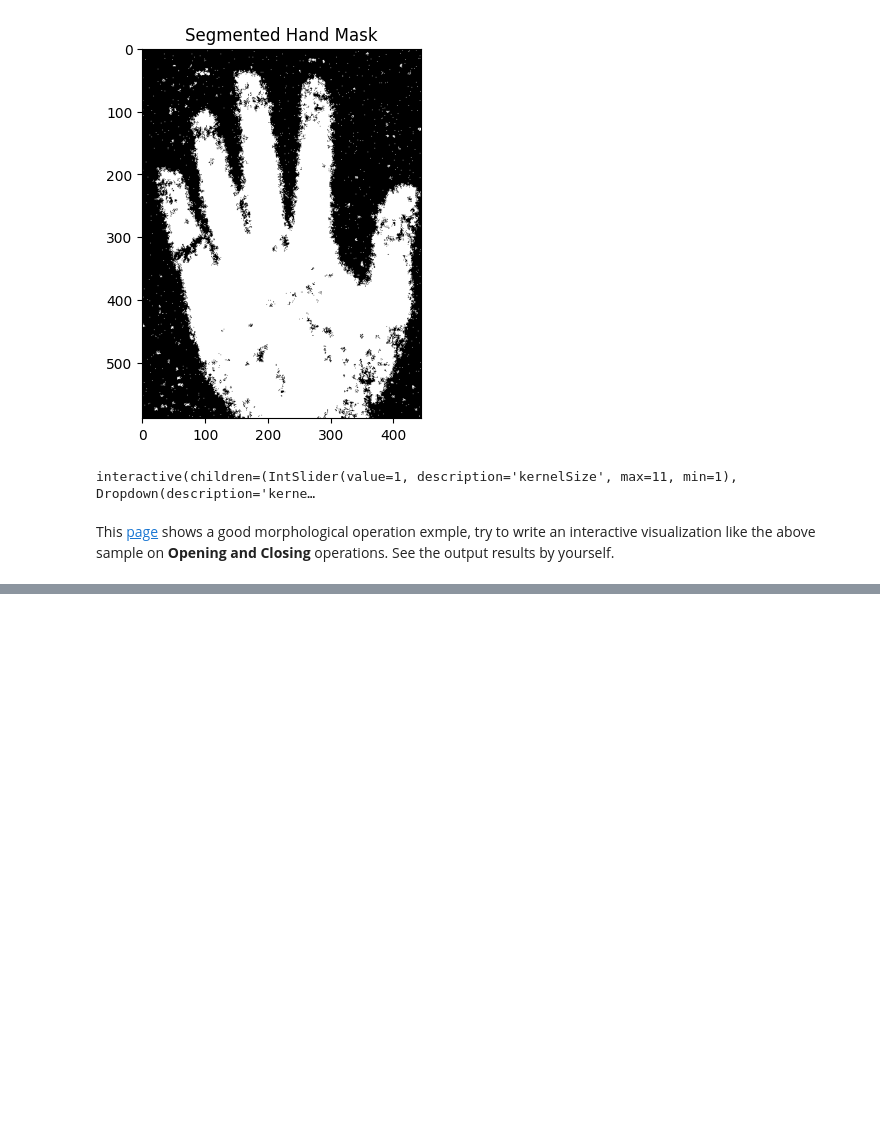
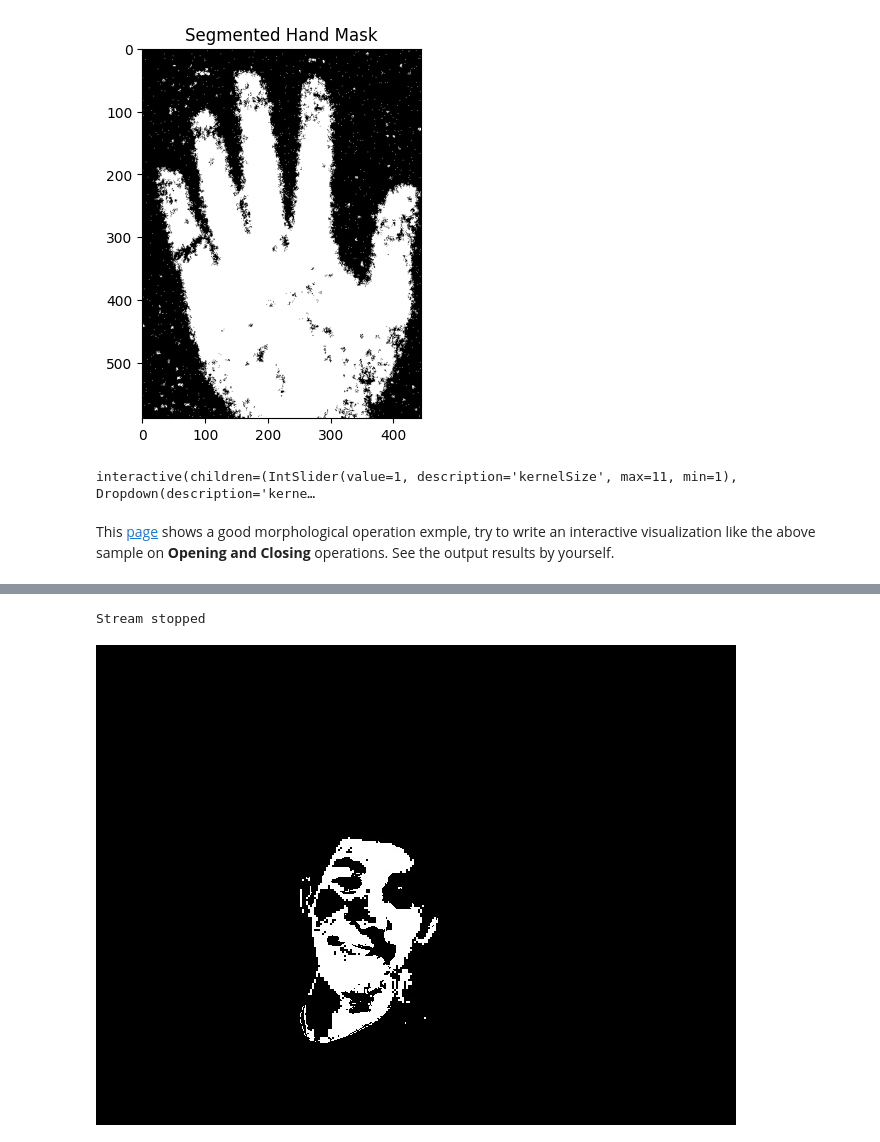
Before and after one commit to ADNCRICH/CU_submission, a Jupyter notebook: chulacv2023/Lab 4 - Color.ipynb, the cells around one changed output, grey strips where cells are left out. Drawn from its saved outputs; the diff is of its cells as text; code cells hidden in the pictures; blank space fills up the shorter version.

```diff
--- a/chulacv2023/Lab 4 - Color.ipynb
+++ b/chulacv2023/Lab 4 - Color.ipynb
@@ -273,3 +309,71 @@ By using the knowledge from lecture 1-4, you should be able to write your own si
+# %%
+### FILL HERE ###
+inputStream = cv2.VideoCapture(0)
+inputFPS = int(30)
+inputWidth = int(inputStream.get(cv2.CAP_PROP_FRAME_WIDTH))
+inputHeight = int(inputStream.get(cv2.CAP_PROP_FRAME_HEIGHT))
+outputStream = cv2.VideoWriter('Output/Lab4/buffer/out1.mp4',
+                               cv2.VideoWriter_fourcc('x', '2', '6', '4'),
+                               inputFPS, (inputWidth, inputHeight))
+try:
+    while True:
+        _, videoFrame = inputStream.read()
+        if videoFrame is not None:
+
+            ### Do something with videoFrame Here ###
+            ### FILL HERE ###
+            outputStream.write(videoFrame)
+            #################
+
+            # Encode image as jpg numpy array
+            _, buf = cv2.imencode(".jpg", videoFrame)
+            # Draw result
+            IPython.display.display(IPython.display.Image(data=buf))
+            # Discard old output
+            clear_output(wait=True)
+        else:
+            print("Cannot Open Webcam, hw problem?")
+            break
+
+except KeyboardInterrupt:
+    print ("Stream stopped")
+inputStream.release()
+outputStream.release()
+# %% [output]
+Stream stopped
+# %%
+inputStream = cv2.VideoCapture('Output/Lab4/buffer/out1.mp4')
+output = []
+while True:
+    _, frame = inputStream.read()
+    if frame is not None:
+        videoFrameYCbCr = cv2.cvtColor(frame,cv2.COLOR_BGR2YCrCb)
+
+        mask = cv2.inRange(videoFrameYCbCr,(13, 141, 112), (240, 147, 126))[:,:,np.newaxis]
+        mask = np.repeat(mask,3,axis=2)
+
+        output.append(mask)
+    else:
+        break
+    # videoFrameBGR = cv2.cvtColor(videoFrameYCbCr,cv2.COLOR_YCrCb2BGR)
+    # outputVideoFrameBGR = videoFrameBGR.copy()
+    # outputVideoFrameBGR = np.hstack((outputVideoFrameBGR,mask))
+
+outputStream = cv2.VideoWriter('Output/Lab4/out1.mp4',
+                               cv2.VideoWriter_fourcc('x', '2', '6', '4'),
+                               30, (inputWidth, inputHeight))
+for frame in output:
+        # Write frame to outputStream
+        outputStream.write(frame)
+        # Encode image as jpg numpy array
+        _, buffer = cv2.imencode(".jpg", frame)
+        # Draw result
+        IPython.display.display(IPython.display.Image(data=buffer))
+        # Discard old output
+        clear_output(wait=True)
+outputStream.release()
+# %% [output]
+[figure, added]
 # %% [markdown]
 ## Assignment 2 - Invisibility Cloak
 By using the knowledge from lecture 1-4, you should be able to mimic a invisibility cloak from famous Harry Potter franchise by using color segmentation<br>
```
Also changed, not shown: parts of 4 cells of this notebook.
